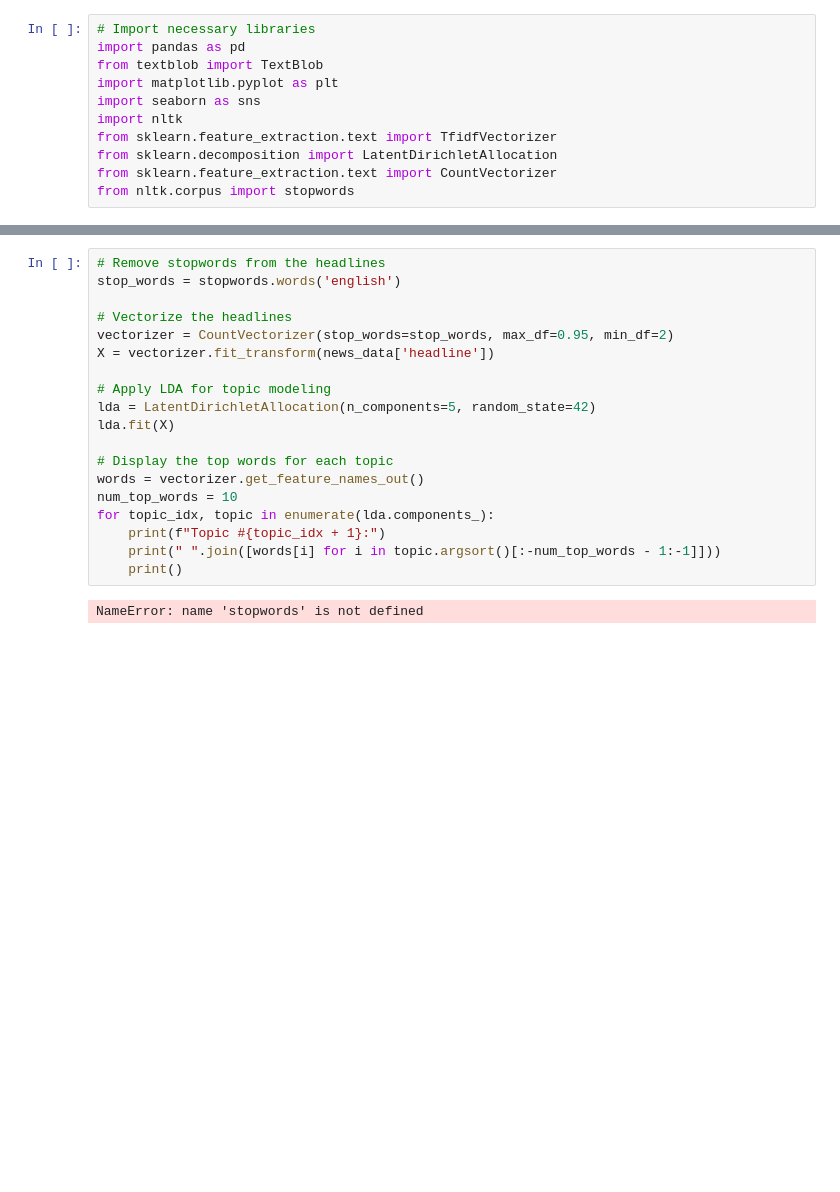
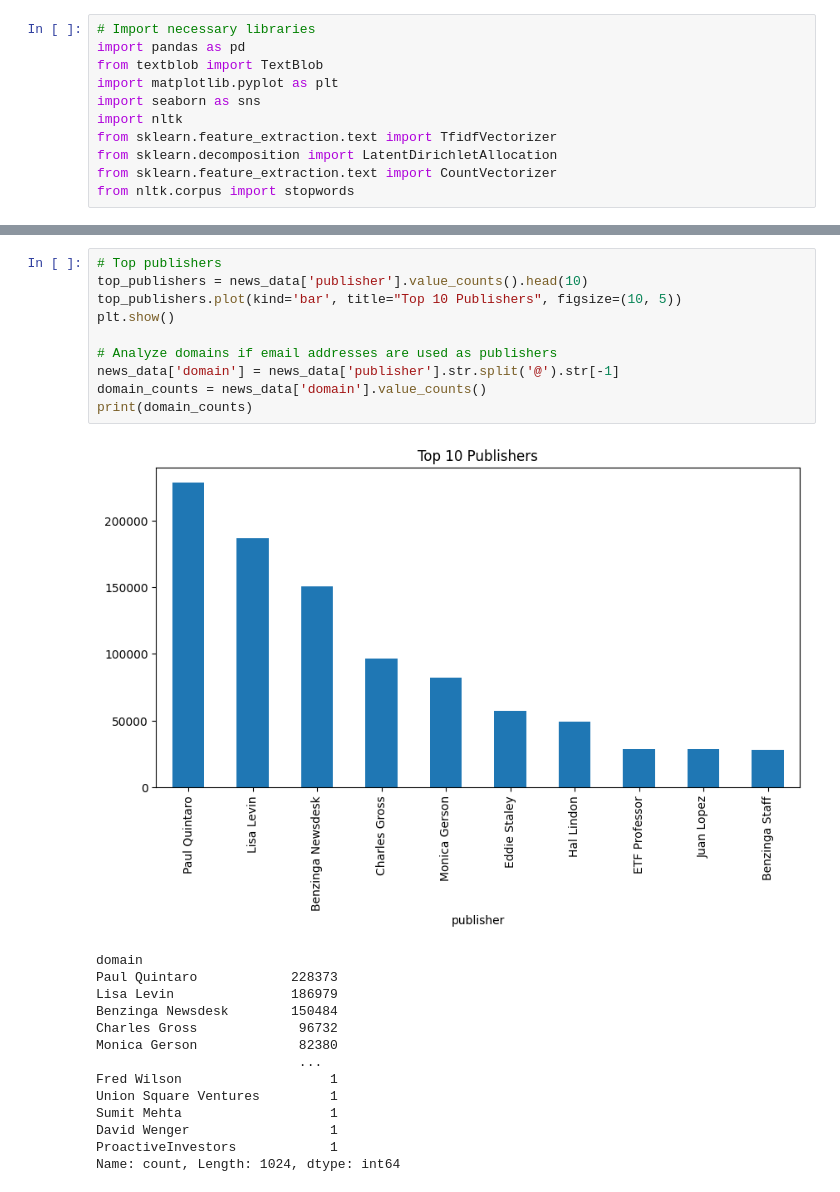
Before and after one commit to b-sam16/FinNews-and-Stock-market-Analysis, a Jupyter notebook: notebooks/eda.ipynb, the cells around one changed output, grey strips where cells are left out. Drawn from its saved outputs; the diff is of its cells as text; blank space fills up the shorter version.

Commit message:
analyzed the top publishers

```diff
--- a/notebooks/eda.ipynb
+++ b/notebooks/eda.ipynb
@@ -111,21 +119,25 @@ Passing `palette` without assigning `hue` is deprecated and will be removed in v
-# %%
-# Remove stopwords from the headlines
-stop_words = stopwords.words('english')
-
-# Vectorize the headlines
-vectorizer = CountVectorizer(stop_words=stop_words, max_df=0.95, min_df=2)
-X = vectorizer.fit_transform(news_data['headline'])
-
-# Apply LDA for topic modeling
-lda = LatentDirichletAllocation(n_components=5, random_state=42)
-lda.fit(X)
-
-# Display the top words for each topic
-words = vectorizer.get_feature_names_out()
-num_top_words = 10
-for topic_idx, topic in enumerate(lda.components_):
-    print(f"Topic #{topic_idx + 1}:")
-    print(" ".join([words[i] for i in topic.argsort()[:-num_top_words - 1:-1]]))
-    print()
-# %% [output]
-NameError: name 'stopwords' is not defined
+# %%
+# Top publishers
+top_publishers = news_data['publisher'].value_counts().head(10)
+top_publishers.plot(kind='bar', title="Top 10 Publishers", figsize=(10, 5))
+plt.show()
+
+# Analyze domains if email addresses are used as publishers
+news_data['domain'] = news_data['publisher'].str.split('@').str[-1]
+domain_counts = news_data['domain'].value_counts()
+print(domain_counts)
+# %% [output]
+[figure, added]
+domain
+Paul Quintaro            228373
+Lisa Levin               186979
+Benzinga Newsdesk        150484
+Charles Gross             96732
+Monica Gerson             82380
+                          ...
+Fred Wilson                   1
+Union Square Ventures         1
+Sumit Mehta                   1
+David Wenger                  1
+ProactiveInvestors            1
+Name: count, Length: 1024, dtype: int64
```
Also changed, not shown: parts of 3 cells of this notebook.
